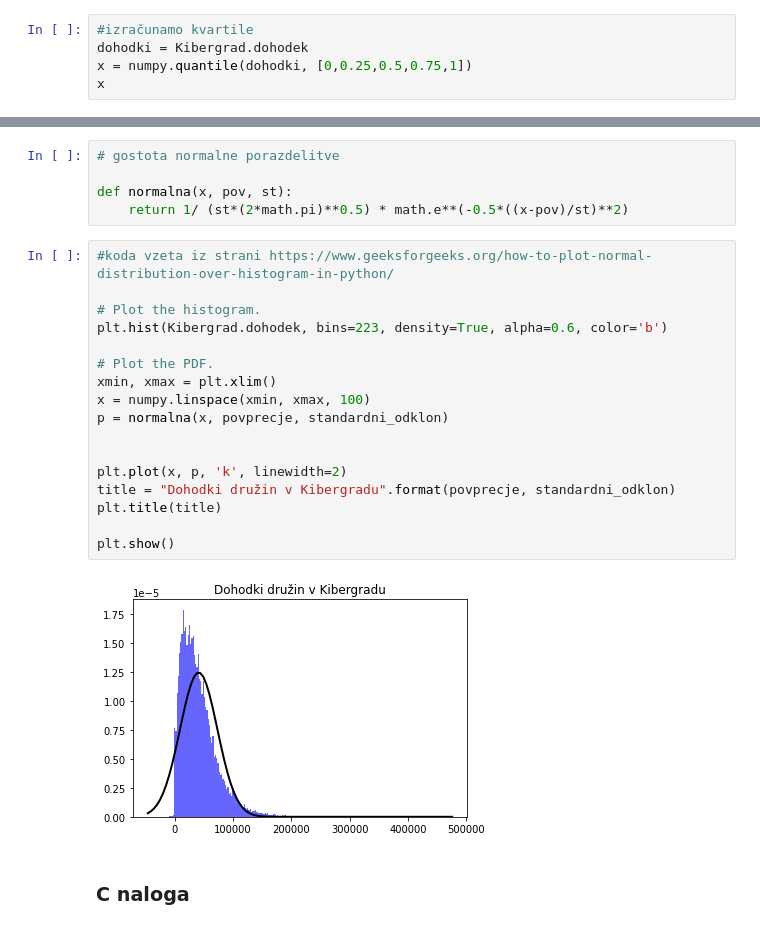
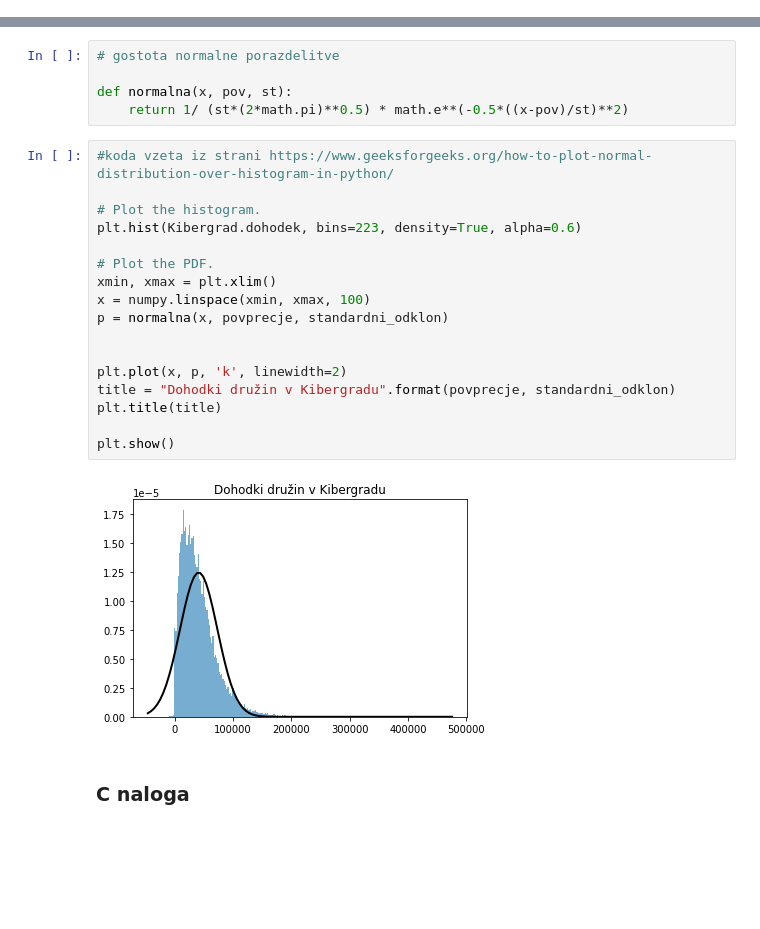
Before and after one commit to gajajamnik/stata_projektna, a Jupyter notebook: Naloga1.ipynb, the cells around one changed output, grey strips where cells are left out. Cells and saved outputs as stored; diff of their text form; blank space fills up the shorter version.

```diff
--- a/Naloga1.ipynb
+++ b/Naloga1.ipynb
@@ -20,5 +27,0 @@ Narišite histogram dohodkov vseh družin v Kibergradu. Pri tem dohodke razdelit
-# %%
-#izračunamo kvartile
-dohodki = Kibergrad.dohodek
-x = numpy.quantile(dohodki, [0,0.25,0.5,0.75,1])
-x
@@ -155,22 +120,22 @@ def normalna(x, pov, st):
 # %%
 #koda vzeta iz strani https://www.geeksforgeeks.org/how-to-plot-normal-distribution-over-histogram-in-python/
 
 # Plot the histogram.
-plt.hist(Kibergrad.dohodek, bins=223, density=True, alpha=0.6, color='b')
+plt.hist(Kibergrad.dohodek, bins=223, density=True, alpha=0.6)
 
 # Plot the PDF.
 xmin, xmax = plt.xlim()
 x = numpy.linspace(xmin, xmax, 100)
 p = normalna(x, povprecje, standardni_odklon)
 
 
 plt.plot(x, p, 'k', linewidth=2)
 title = "Dohodki družin v Kibergradu".format(povprecje, standardni_odklon)
 plt.title(title)
 
 plt.show()
 # %% [output]
-[figure, old version]
+[figure, new version]
 # %% [markdown]
 ### C naloga
 # %% [markdown]
```
Also changed, not shown: parts of 41 cells of this notebook, 25 other files.
